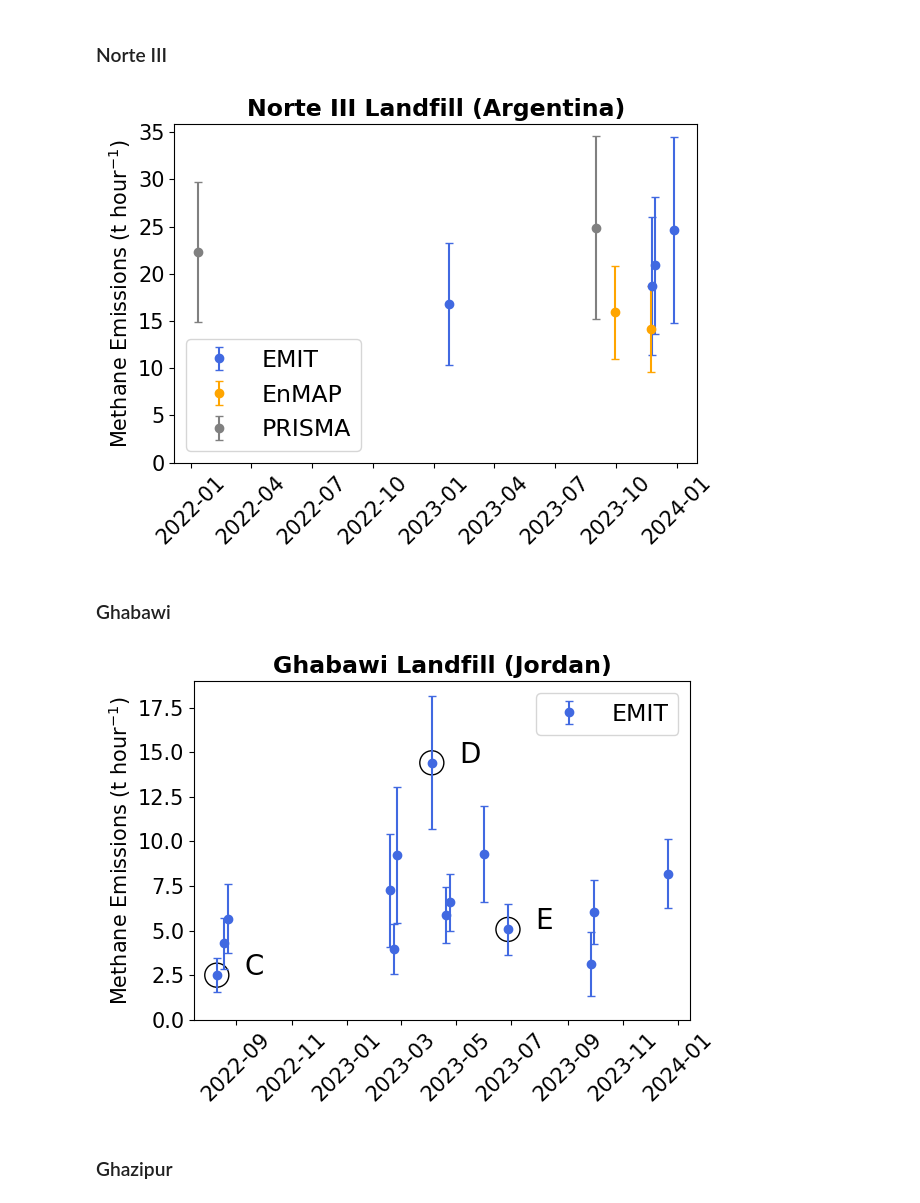
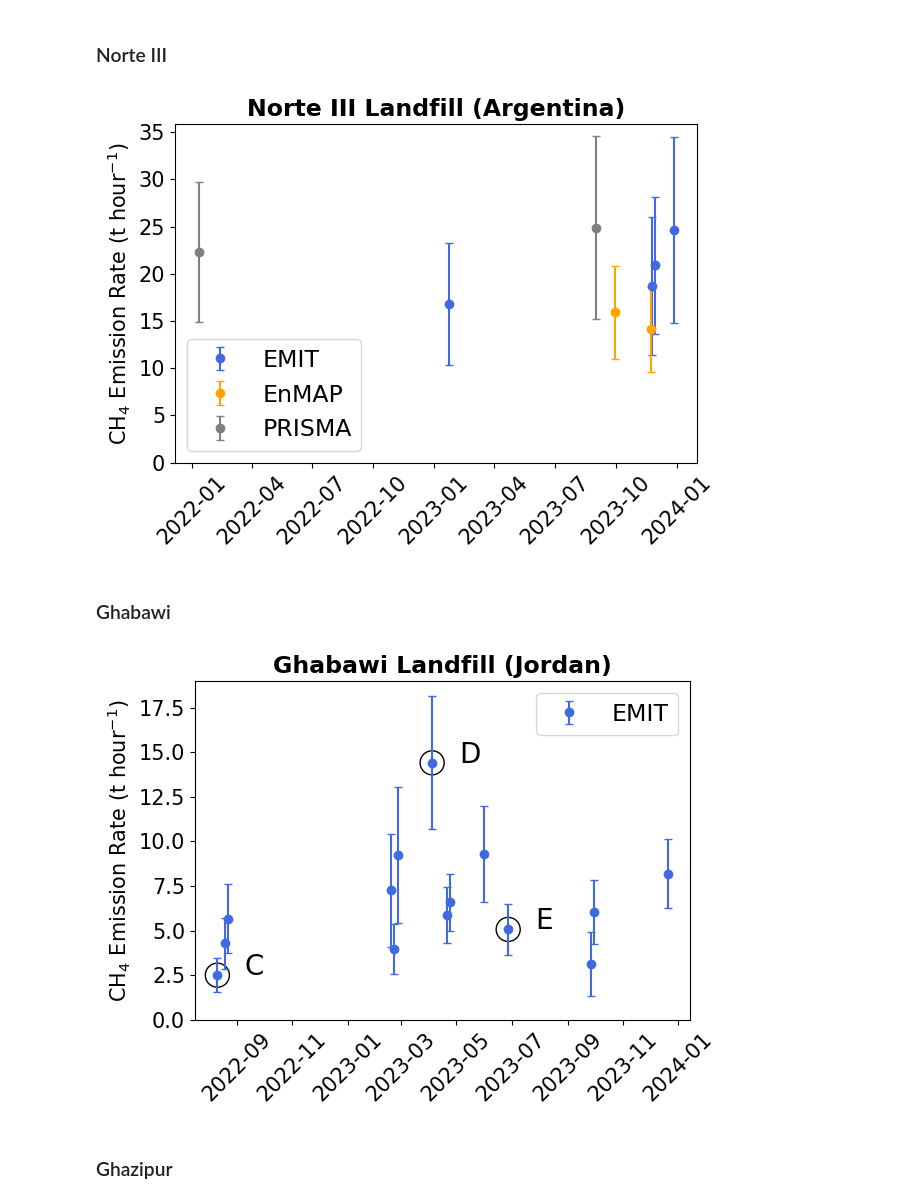
Before and after one commit to zxdawn/Hyper-Landfill, a Jupyter notebook: notebooks/emission_timeseries.ipynb, the cells around one changed output. Cells and saved outputs as stored; diff of their text form; code cells hidden in the pictures.

```diff
--- a/notebooks/emission_timeseries.ipynb
+++ b/notebooks/emission_timeseries.ipynb
@@ -199,14 +208,14 @@ fig.savefig('../figures/emission_wspd_all.pdf')
 # %%
 fig, ax = plt.subplots()
 
 plot_errorbar_stats(ax, df_tseries_all[df_tseries_all['name']=='Norte III'], title='Norte III Landfill (Argentina)')
-ax.set_ylabel('Methane Emissions (t hour$^{-1}$)')
+ax.set_ylabel('CH$_4$ Emission Rate (t hour$^{-1}$)')
 ax.set_xlabel('')
 plt.legend(numpoints=1)
 
 fig.tight_layout()
 # %% [output]
-[figure, old version]
+[figure, new version]
 # %% [markdown]
 ### Ghabawi
 # %%
@@ -214,7 +223,7 @@ fig, ax = plt.subplots()
 
 df_subset_Ghabawi = df_tseries[df_tseries['name']=='Ghabawi'].sort_values('datetime')
 plot_errorbar_stats(ax, df_subset_Ghabawi, title='Ghabawi Landfill (Jordan)')
-ax.set_ylabel('Methane Emissions (t hour$^{-1}$)')
+ax.set_ylabel('CH$_4$ Emission Rate (t hour$^{-1}$)')
 ax.set_xlabel('')
 plt.legend(numpoints=1)
 
@@ -233,7 +242,7 @@ ax.text(df_subset_Ghabawi.iloc[-4]['datetime']+pd.Timedelta(days=30), df_subset_
 
 fig.tight_layout()
 # %% [output]
-[figure, old version]
+[figure, new version]
 # %% [markdown]
 ### Ghazipur
 # %%
```
Also changed, not shown: parts of 4 cells of this notebook, 2 other files.
